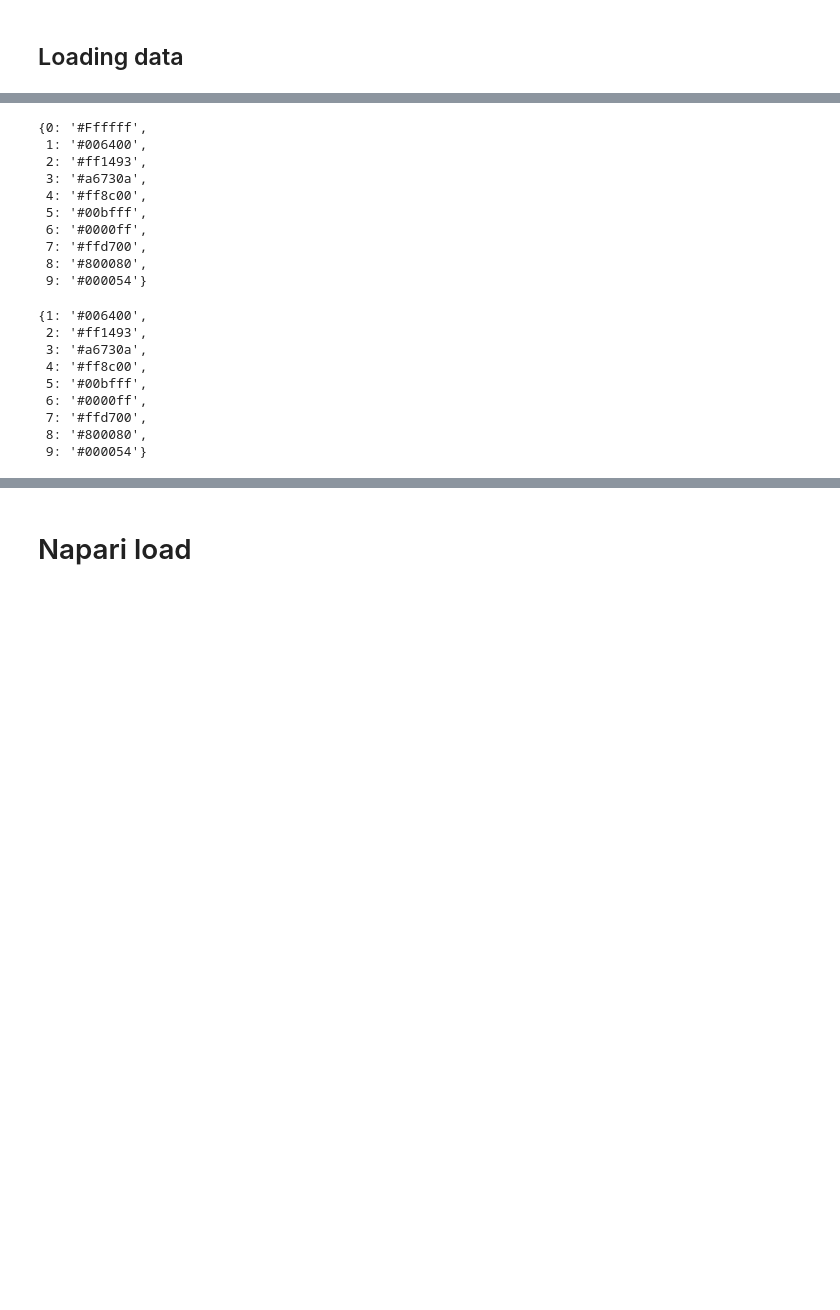
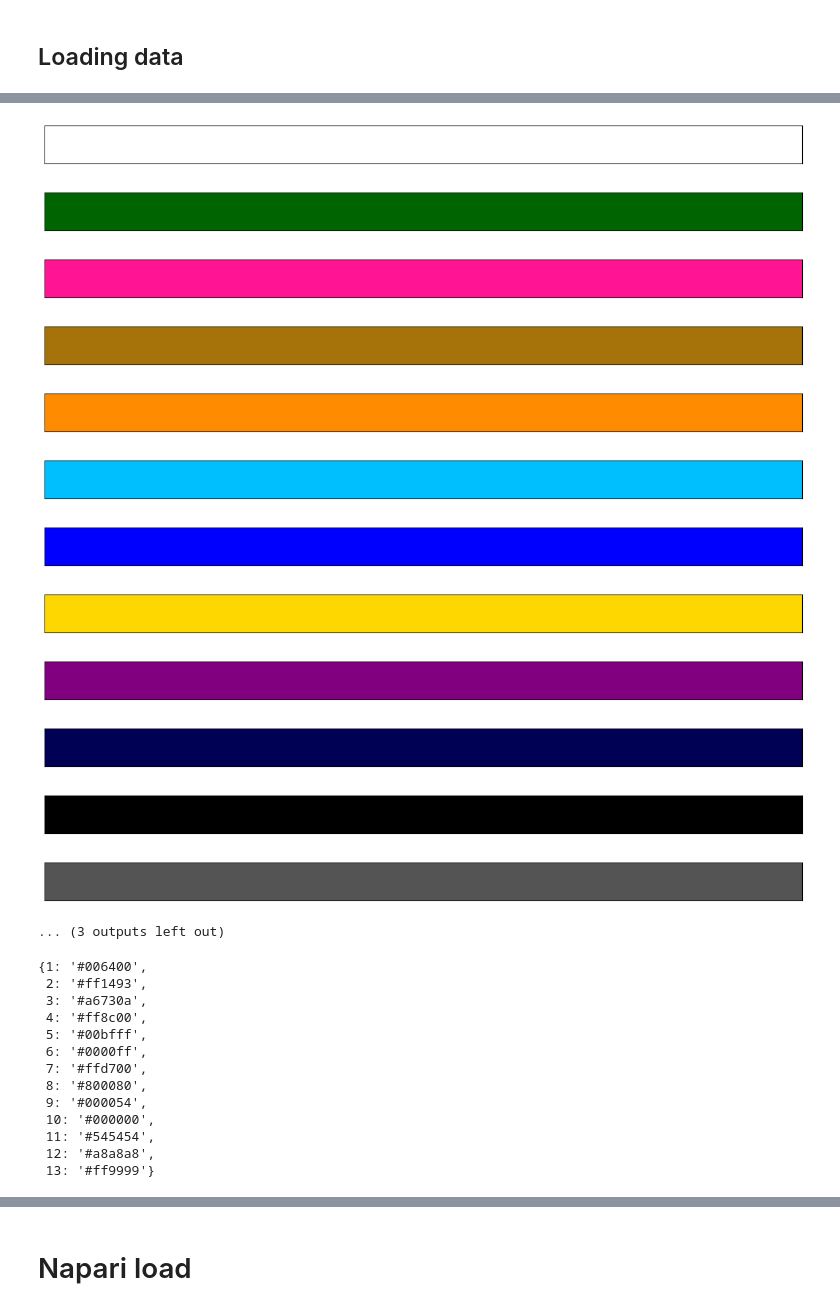
Before and after one commit to spectralnanodiamond/ImageTextureFinder, a Jupyter notebook: 2022-11-10d_View_cluster_masks_in_napari.ipynb, the cells around one changed output, grey strips where cells are left out. Drawn from its saved outputs; the diff is of its cells as text; code cells hidden in the pictures; blank space fills up the shorter version.

```diff
--- a/2022-11-10d_View_cluster_masks_in_napari.ipynb
+++ b/2022-11-10d_View_cluster_masks_in_napari.ipynb
@@ -172,22 +171,29 @@ directory_img = fileroot + '0ExternalData/2022-09-01_IVY_GAP/2022-08-31_original
 original = skimage.io.imread(directory_img + filename_img)
 final_target_size = 1
 # %%
-directory_colors_metadata = fileroot + '0ExternalData/2022-09-01_IVY_GAP/'
-filename_colors_metadata = '2022-09-02_colors_for_IVY_GAP.csv'
-df_colors = pd.read_csv(directory_colors_metadata + filename_colors_metadata, index_col=0)
-df_colors_out = df_colors.set_index('color_indices').loc[:, ['white_first']].squeeze().to_dict()
+#directory_colors_metadata = fileroot + '0ExternalData/2022-09-01_IVY_GAP/'
+#filename_colors_metadata = '2022-09-02_colors_for_IVY_GAP.csv'
+#df_colors = pd.read_csv(directory_colors_metadata + filename_colors_metadata, index_col=0)
+#df_colors_out = df_colors.set_index('color_indices').loc[:, ['white_first']].squeeze().to_dict()
+#df_colors_out
+
+df_colors = uf.return_color_scale('block_colors_for_labels_against_white_small_points_white_first')
+df_colors_out = {i:each for i, each in enumerate(df_colors)}
 df_colors_out
 # %% [output]
+[figure, added]
+[figure, added]
+[figure, added]
+[figure, added]
+[figure, added]
+[figure, added]
+[figure, added]
+[figure, added]
+[figure, added]
+[figure, added]
+[figure, added]
+[figure, added]
-{0: '#Ffffff',
- 1: '#006400',
- 2: '#ff1493',
- 3: '#a6730a',
- 4: '#ff8c00',
- 5: '#00bfff',
- 6: '#0000ff',
- 7: '#ffd700',
- 8: '#800080',
- 9: '#000054'}
+... (3 outputs left out)
 # %%
 df_colors_out_no_zero = {key:value for key,value in df_colors_out.items() if key != 0}
 df_colors_out_no_zero
@@ -200,6 +206,10 @@ df_colors_out_no_zero
  6: '#0000ff',
  7: '#ffd700',
  8: '#800080',
- 9: '#000054'}
+ 9: '#000054',
+ 10: '#000000',
+ 11: '#545454',
+ 12: '#a8a8a8',
+ 13: '#ff9999'}
 # %%
 #optional
```
Also changed, not shown: parts of 14 cells of this notebook.
